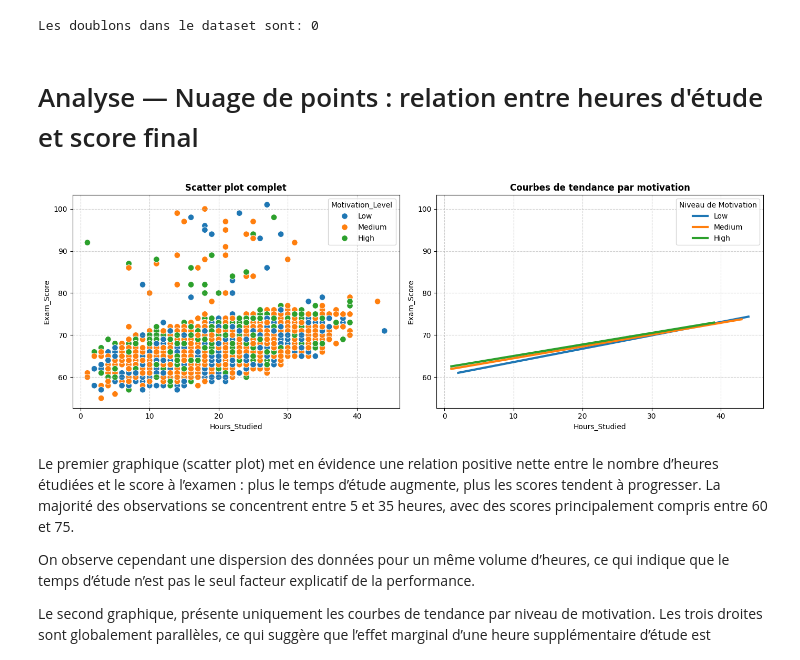
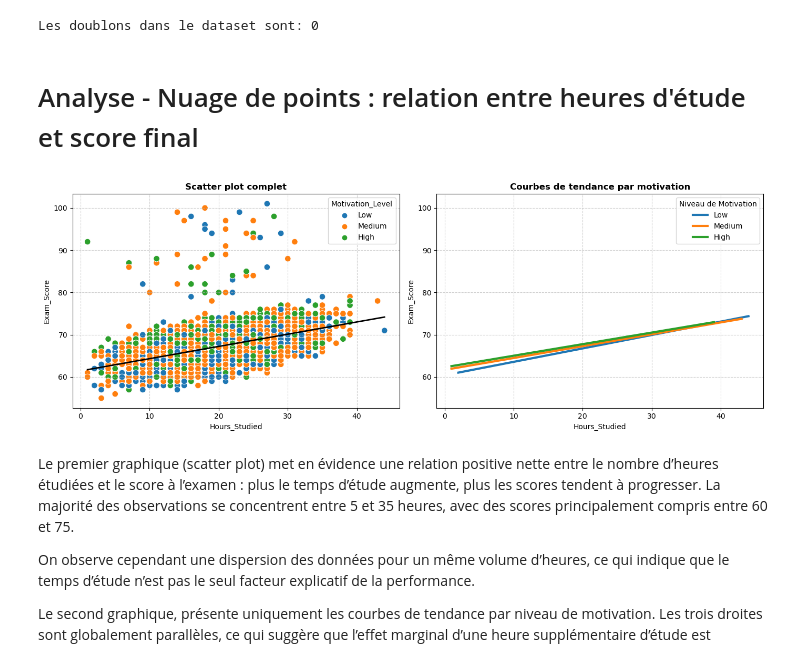
Before and after one commit to AugustinO28/Projet_Data_GR3, a Jupyter notebook: Scripts/EDA.ipynb, the cells around one changed output. Cells and saved outputs as stored; diff of their text form; code cells hidden in the pictures.

```diff
--- a/Scripts/EDA.ipynb
+++ b/Scripts/EDA.ipynb
@@ -135,7 +135,7 @@ print("Les doublons dans le dataset sont:", df.duplicated().sum())
 # %% [output]
 Les doublons dans le dataset sont: 0
 # %% [markdown]
-# Analyse — Nuage de points : relation entre heures d'étude et score final
+# Analyse - Nuage de points : relation entre heures d'étude et score final
 # %%
 custom_palette = {
     "Low": "#1f77b4",
@@ -156,39 +156,49 @@ sns.scatterplot(
     ax=axes[0]
 )
 
+# Courbe de tendance globale
+sns.regplot(
+    data=df,
+    x="Hours_Studied",
+    y="Exam_Score",
+    scatter=False,
+    ci=None,
+    line_kws={"linewidth": 2, "color": "black", "linestyle": "-"},
+    ax=axes[0]
+)
+
 axes[0].set_title("Scatter plot complet", fontweight="bold")
 axes[0].grid(True, linestyle="--", alpha=0.6)
 
 # Sauvegarde des limites pour les réutiliser
 x_limits = axes[0].get_xlim()
 y_limits = axes[0].get_ylim()
 
-# Courbes de tendance uniquement
+# Courbes de tendance uniquement par motivation
 for level, color in custom_palette.items():
     subset = df[df["Motivation_Level"] == level]
 
     sns.regplot(
         data=subset,
         x="Hours_Studied",
         y="Exam_Score",
         scatter=False,
         ci=None,
         line_kws={"linewidth": 3, "color": color},
         ax=axes[1]
     )
 
 axes[1].set_title("Courbes de tendance par motivation", fontweight="bold")
 axes[1].set_xlim(x_limits)
 axes[1].set_ylim(y_limits)
 axes[1].grid(True, linestyle="--", alpha=0.6)
 
-# Légende pour le second graphe
 axes[1].legend(custom_palette.keys(), title="Niveau de Motivation")
 
 plt.tight_layout()
 plt.show()
 # %% [output]
-[figure, old version]
+[figure, new version]
 # %% [markdown]
 Le premier graphique (scatter plot) met en évidence une relation positive nette entre le nombre d’heures étudiées et le score à l’examen : plus le temps d’étude augmente, plus les scores tendent à progresser. La majorité des observations se concentrent entre 5 et 35 heures, avec des scores principalement compris entre 60 et 75.
 
```
Also changed, not shown: parts of 5 cells of this notebook.
